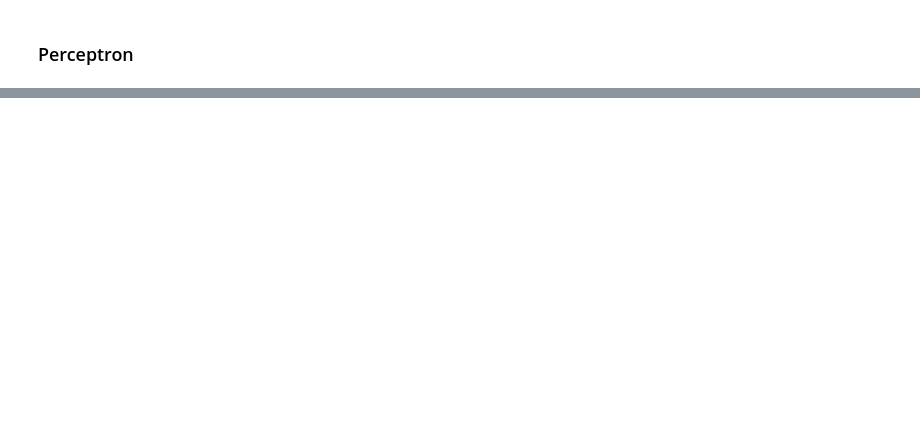
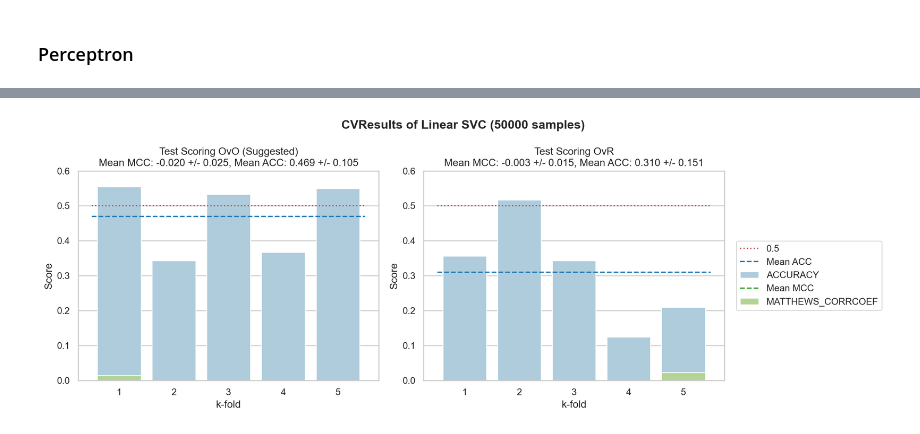
Before and after one commit to nina-prog/richters-predictor-modeling-earthquake-damage, a Jupyter notebook: notebooks/week05/week05-multiclass-scenario.ipynb, the cells around one changed output, grey strips where cells are left out. Cells and saved outputs as stored; diff of their text form; code cells hidden in the pictures; blank space fills up the shorter version.

```diff
--- a/notebooks/week05/week05-multiclass-scenario.ipynb
+++ b/notebooks/week05/week05-multiclass-scenario.ipynb
@@ -184,0 +218,19 @@ Wall time: 6.76 s
+# %%
+%%time
+# define model
+linear_svc = LinearSVC(random_state=42,
+                       max_iter=1000)
+
+# define the ovr strategy
+ovr = OneVsRestClassifier(linear_svc)
+
+# cross validation
+scores_lsvc_ovr = cross_validate(ovr, X_train, y_train['damage_grade'], cv=5, scoring=['accuracy', 'f1_macro', 'matthews_corrcoef'], n_jobs=-1)
+
+# print results
+print(f"Accuracy: {scores_lsvc_ovr['test_accuracy'].mean():.3f} +/- {scores_lsvc_ovr['test_accuracy'].std():.3f}")
+print(f"F1 Macro: {scores_lsvc_ovr['test_f1_macro'].mean():.3f} +/- {scores_lsvc_ovr['test_f1_macro'].std():.3f}")
+print(f"MCC: {scores_lsvc_ovr['test_matthews_corrcoef'].mean():.3f} +/- {scores_lsvc_ovr['test_matthews_corrcoef'].std():.3f}")
+print('-'*20)
+print(f"With Runtime: {scores_lsvc_ovr['fit_time'].mean():.3f} +/- {scores_lsvc_ovr['fit_time'].std():.3f}")
+print('='*20)
@@ -223,0 +391,16 @@ Wall time: 1min 7s
+# %%
+%%time
+# define ovo strategy
+ovo = OneVsOneClassifier(LinearSVC(random_state=42,
+                                   max_iter=1000))
+
+# cross validation
+scores_lsvc_ovo = cross_validate(ovo, X_train, y_train['damage_grade'], cv=5, scoring=['accuracy', 'f1_macro', 'matthews_corrcoef'], n_jobs=-1)
+
+# print results
+print(f"Accuracy: {scores_lsvc_ovo['test_accuracy'].mean():.3f} +/- {scores_lsvc_ovo['test_accuracy'].std():.3f}")
+print(f"F1 Macro: {scores_lsvc_ovo['test_f1_macro'].mean():.3f} +/- {scores_lsvc_ovo['test_f1_macro'].std():.3f}")
+print(f"MCC: {scores_lsvc_ovo['test_matthews_corrcoef'].mean():.3f} +/- {scores_lsvc_ovo['test_matthews_corrcoef'].std():.3f}")
+print('-'*20)
+print(f"With Runtime: {scores_lsvc_ovo['fit_time'].mean():.3f} +/- {scores_lsvc_ovo['fit_time'].std():.3f}")
+print('='*20)
@@ -224 +513,6 @@ Wall time: 1min 7s
+# %%
+# compare linear svc models using meta-strategy OvO and OvR
+compare_models_cv_acc_mcc([scores_lsvc_ovo, scores_lsvc_ovr], ['OvO (Suggested)', 'OvR'], sample_size, (0.0, 0.6), (14, 5), f"CVResults of Linear SVC ({sample_size} samples)")
+# %% [output]
+[figure, added]
 # %%
```
Also changed, not shown: parts of 29 cells of this notebook.
